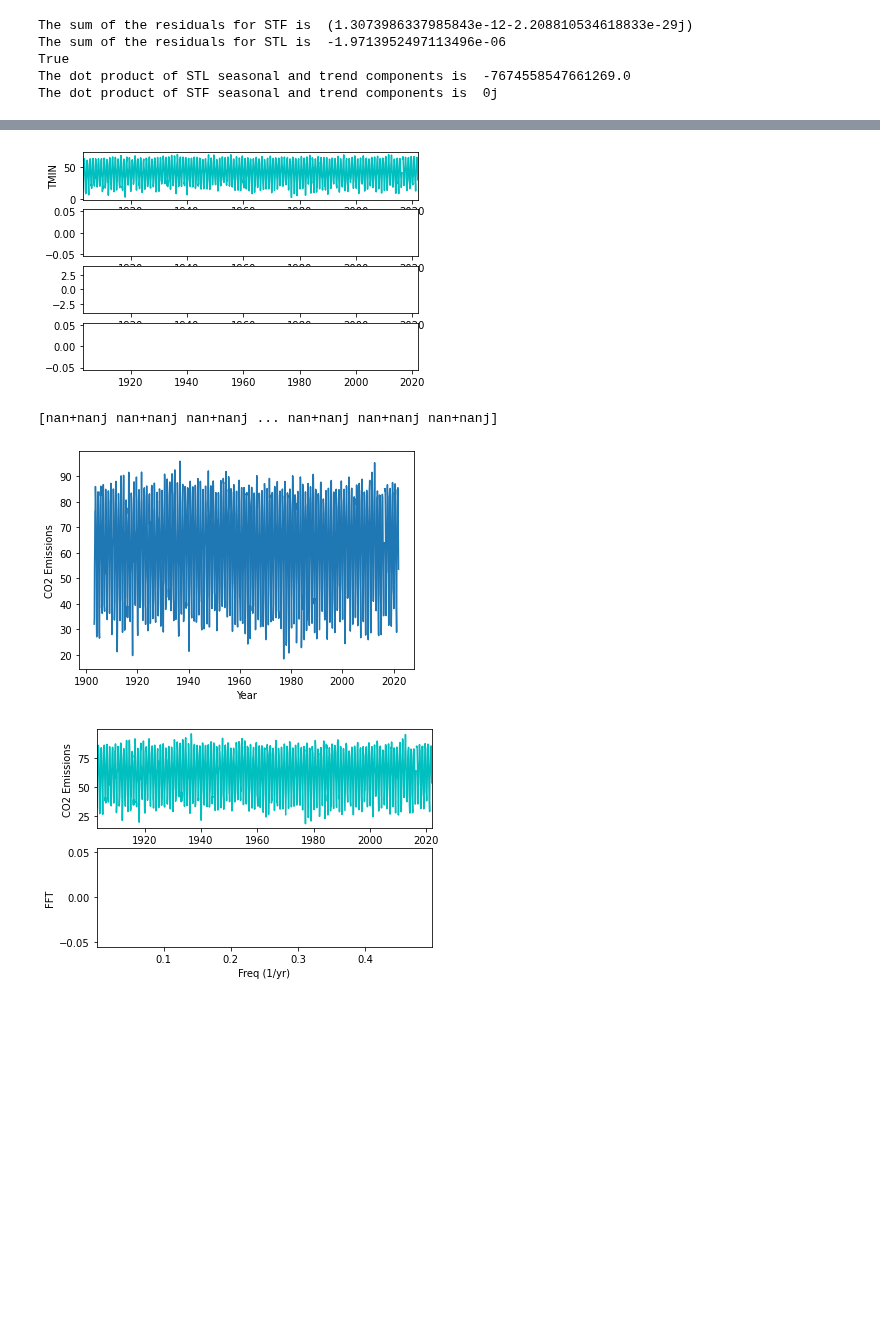
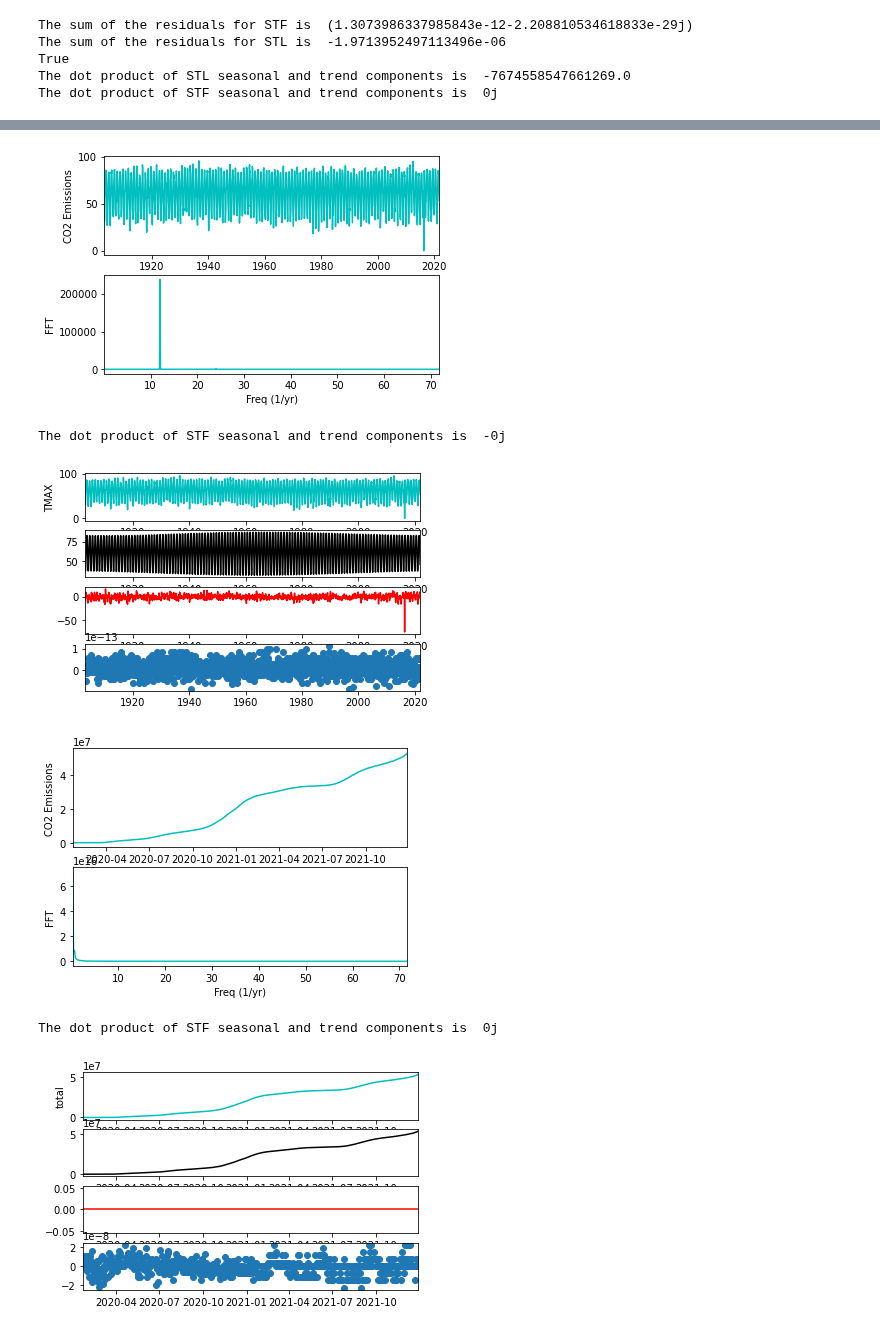
Before and after one commit to thodson-usgs/stf-decomposition, a Jupyter notebook: notebooks/00_getting_started.ipynb, the cells around one changed output, grey strips where cells are left out. Cells and saved outputs as stored; diff of their text form; code cells hidden in the pictures; blank space fills up the shorter version.

Commit message:
Test STF vs STL using streamflow data

```diff
--- a/notebooks/00_getting_started.ipynb
+++ b/notebooks/00_getting_started.ipynb
@@ -214,6 +200,21 @@ def STF(data, response, freq = 1/12, time_column = "date"):
     # Plotting first half
     L = np.arange(1, np.floor(n/2), dtype = 'int')
 
+    fig, axes = plt.subplots(2, 1)
+
+    plt.sca(axes[0])
+    plt.plot(t, f, color = 'c', LineWidth = 1.5)
+    plt.xlim(t[0], t[-1])
+    plt.xlabel("Year")
+    plt.ylabel("CO2 Emissions")
+    plt.sca(axes[1])
+    plt.plot(freq[L], PSD[L], color = 'c')
+    plt.xlim(freq[L[0]], freq[L[-1]])
+    plt.xlabel("Freq (1/yr)")
+    plt.ylabel("FFT")
+    plt.show()
+
+
 
     # Use the PSD to filter out noise
     # Filter out freqs with low power
@@ -230,6 +231,7 @@ def STF(data, response, freq = 1/12, time_column = "date"):
     PSD_seasonal = PSD * indices
     fhat_seasonal = indices_seasonal * fhat
     ffilt_seasonal = np.fft.ifft(fhat_seasonal)
+    print("The dot product of STF seasonal and trend components is ", np.round(ffilt_seasonal.dot(ffilt)))
 
 
     fig, axes = plt.subplots(4, 1)
@@ -248,7 +250,7 @@ def STF(data, response, freq = 1/12, time_column = "date"):
     plt.sca(axes[2])
     plt.plot(t, ffilt_seasonal, color = "red")
     plt.xlim(t[0], t[-1])
-    plt.ylim(-4, 4)
+
 
 
     # Find the residuals
@@ -267,53 +271,31 @@ STF(co2, "CO2")
 # %%
 # Load in daily temperature data from station USC00118740
 champaignTemp = pd.read_csv('../data/champaign_temps.csv', index_col='date', parse_dates=True, squeeze=True)
 #champaignTemp["date"] = pd.to_datetime(champaignTemp["date"], format = '%Y-%m-%d')
 # Aggregate to find average max and min temperatures by month
 champaignTemp = champaignTemp.resample('M').mean()
 #champaignTemp["date"] = champaignTemp.reset_index(inplace = True)
 #STF(champaignTemp, "TMIN")
 champaignTemp = champaignTemp.reset_index()
-STF(champaignTemp, "TMIN")
+
+champaignTemp = champaignTemp.fillna(0)
+STF(champaignTemp, "TMAX", freq = 1/144)
 
 
+# Data cleaning
+covid = pd.read_csv('../data/time_series_covid19_confirmed_US.csv', parse_dates=True, squeeze=True)
+covid_dates = covid.iloc[:, 11:]
+covid_dates = covid_dates.T
+covid_dates["total"] = covid_dates.sum(axis=1)
+covid_dates.index = pd.to_datetime(covid_dates.index, format = '%m/%d/%y')
+covid_dates = covid_dates.reset_index()
 
-#champaignTemp["date"] = pd.to_datetime(champaignTemp["date"], format = '%Y-%m-%d')
-dt = 1 # yearly freq
-t = np.array(champaignTemp["date"])
-f = np.array(champaignTemp["TMAX"])
-plt.plot(t, f)
-plt.xlabel("Year")
-plt.ylabel("CO2 Emissions")
-
-
-n = len(t)
-#Compute FFT
-fhat = np.fft.fft(f, n)
-
-
-# Power Spectrum
-PSD = fhat * np.conj(fhat) / n
-print(PSD)
-# X axis of freqs
-freq = (1 / (dt*n)) * np.arange(n)
-# Plotting first half
-L = np.arange(1, np.floor(n/2), dtype = 'int')
-
-fig, axes = plt.subplots(2, 1)
-
-plt.sca(axes[0])
-plt.plot(t, f, color = 'c', LineWidth = 1.5)
-plt.xlim(t[0], t[-1])
-plt.xlabel("Year")
-plt.ylabel("CO2 Emissions")
-plt.sca(axes[1])
-plt.plot(freq[L], PSD[L], color = 'c')
-plt.xlim(freq[L[0]], freq[L[-1]])
-plt.xlabel("Freq (1/yr)")
-plt.ylabel("FFT")
-plt.show()
+covid_dates["date"] = covid_dates["index"]
+STF(covid_dates, "total", freq = 1/144)
 # %% [output]
-[figure, old version]
+[figure, new version]
-[nan+nanj nan+nanj nan+nanj ... nan+nanj nan+nanj nan+nanj]
+The dot product of STF seasonal and trend components is  -0j
-[figure, old version]
+[figure, new version]
-[figure, old version]
+[figure, new version]
+The dot product of STF seasonal and trend components is  0j
+[figure, added]
```
Also changed, not shown: parts of 4 cells of this notebook.
